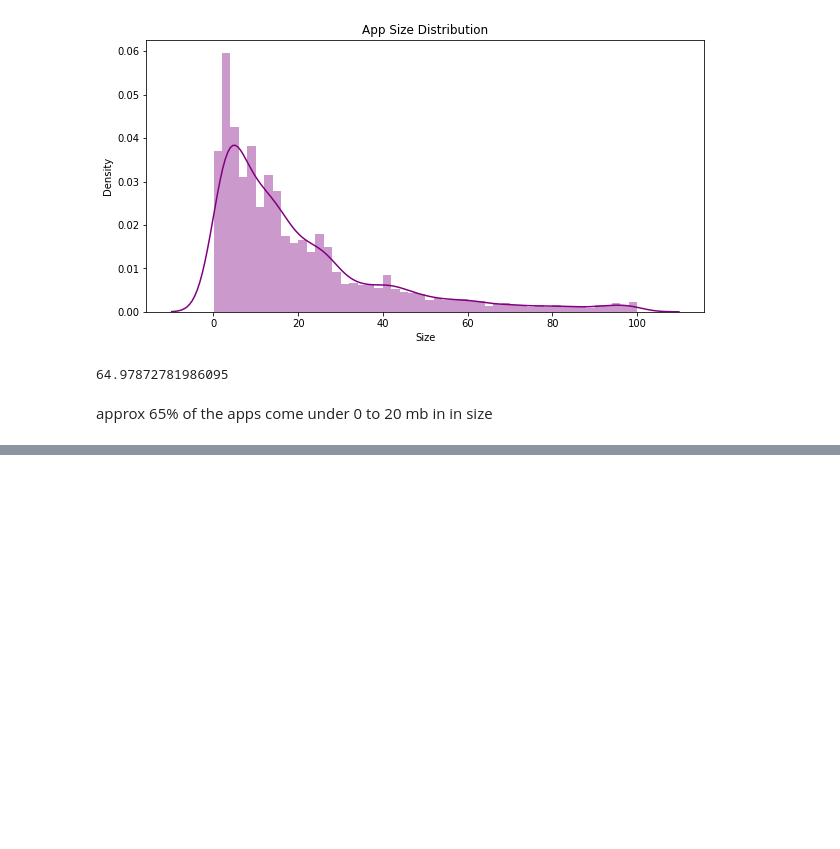
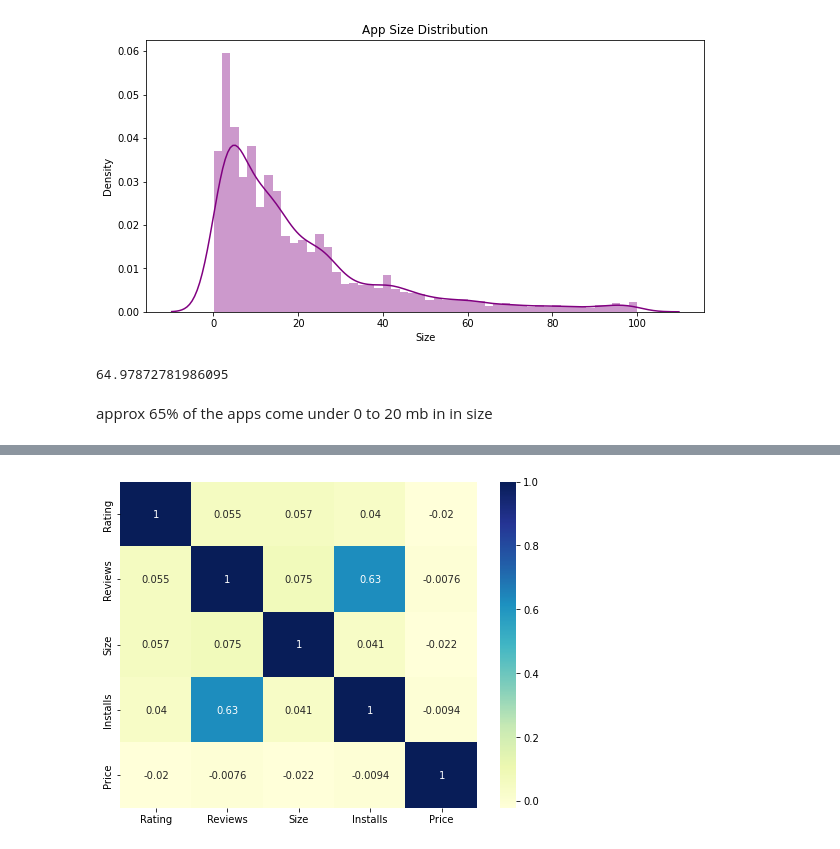
Before and after one commit to sunanda-debnath/EDA-PLAYSTORE-APP, a Jupyter notebook: Play_Store_App_Review_Analysis_Capstone_Project.ipynb, the cells around one changed output, grey strips where cells are left out. Cells and saved outputs as stored; diff of their text form; code cells hidden in the pictures; blank space fills up the shorter version.

```diff
--- a/Play_Store_App_Review_Analysis_Capstone_Project.ipynb
+++ b/Play_Store_App_Review_Analysis_Capstone_Project.ipynb
@@ -324,0 +336,6 @@ approx 65% of the apps come under 0 to 20 mb in in size
+# %%
+plt.figure(figsize=(8,6))
+sns.heatmap(df_new.corr(),cmap="YlGnBu",annot=True)
+plt.show()
+# %% [output]
+[figure, added]
```
Also changed, not shown: parts of 6 cells of this notebook.
